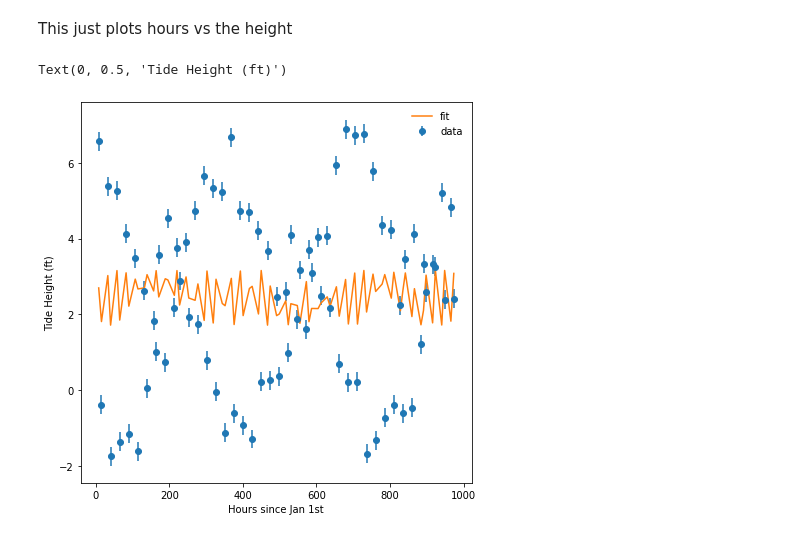
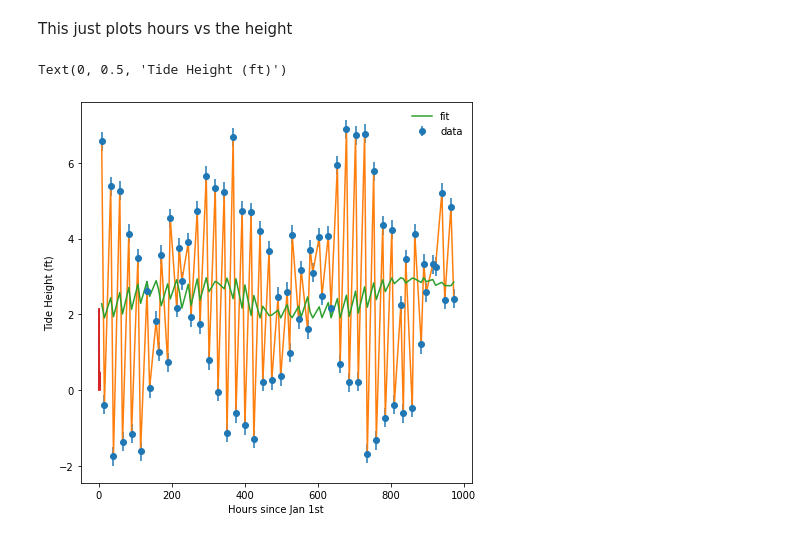
Before and after one commit to isba1/Group7TidalReport, a Jupyter notebook: Group_7_Tidal_Project.ipynb, the cells around one changed output. Drawn from its saved outputs; the diff is of its cells as text; code cells hidden in the pictures.

```diff
--- a/Group_7_Tidal_Project.ipynb
+++ b/Group_7_Tidal_Project.ipynb
@@ -16,32 +17,48 @@ This just plots hours vs the height
 # %%
 hours = []
 height = []
 for i in data2:
     hours.append(i[0])
     height.append(i[1])
 hours = np.array(hours)
 height = np.array(height)
 
-def function(x, a, b, c, d):
-    return a * np.sin(b * x + c) + d
+def function(x, a, b, c, d, f, g, h):
+    return (a * np.sin(b * x + c) + d) + (f * np.cos(g * x + h))
 
-params, params_covariance = optimize.curve_fit(function, hours, height,sigma=y_err,p0=[5.0,2.,0.1,3])
+def function2(x, a, b, c, d):
+    return (a * -1 * np.sin(((2 * np.pi)/(b)) * x + c) + d)
 
-a, b, c, d = params
-y_fit = a * np.sin(b*hours + c) + d
+sig = 0.25
+y_err = np.full(len(hours),sig)
+
+#params, params_covariance = optimize.curve_fit(function2, hours, height,sigma=y_err, p0=[4., 2.5, -3.8, 1.6, -6.8, -0.3, 1.7])
+
+params1, params_covariance2 = optimize.curve_fit(function2, hours, height,sigma=y_err,p0=[0.5,2*np.pi,0.1,3])
+
+#a, b, c, d, f, g, h = params
+
+a, b, c, d = params1
+
+
+
+y_fit = function2(hours, a, b, c, d)
+
 
 sig = 0.25
 y_err = np.full(len(hours),sig)
 
 f = plt.figure(figsize=(7,7))
 plt.errorbar(hours, height,yerr=y_err,fmt='o',label='data')
+plt.plot(hours, height)
 plt.plot(hours, y_fit, label='fit')
+plt.plot(stats.linregress(hours, height))
 
 plt.legend(loc=0,frameon=False)
 plt.xlabel("Hours since Jan 1st")
 plt.ylabel("Tide Height (ft)")
 
 #plt.show()
 # %% [output]
 Text(0, 0.5, 'Tide Height (ft)')
-[figure, old version]
+[figure, new version]
```
Also changed, not shown: parts of 1 cell of this notebook.
